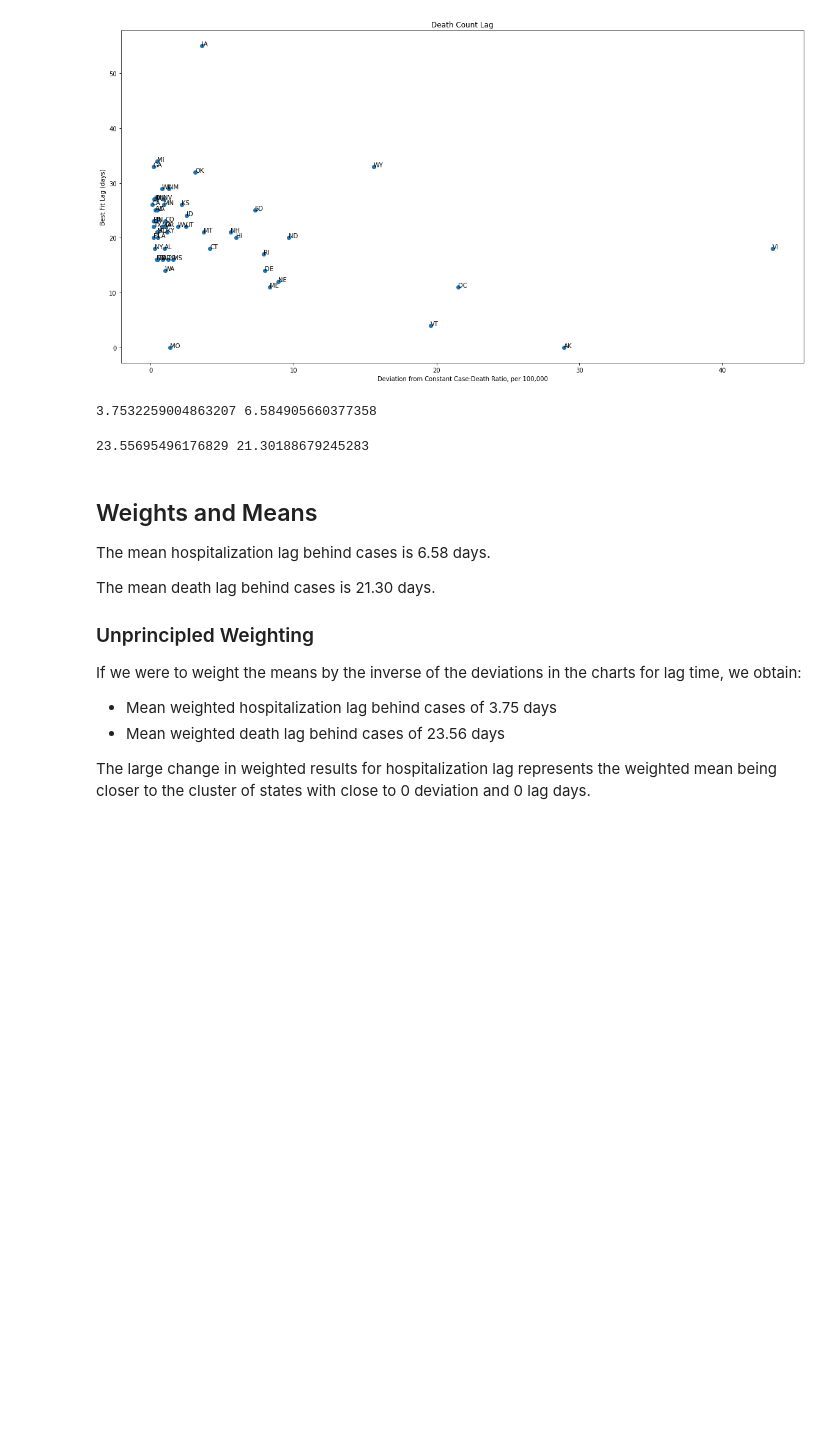
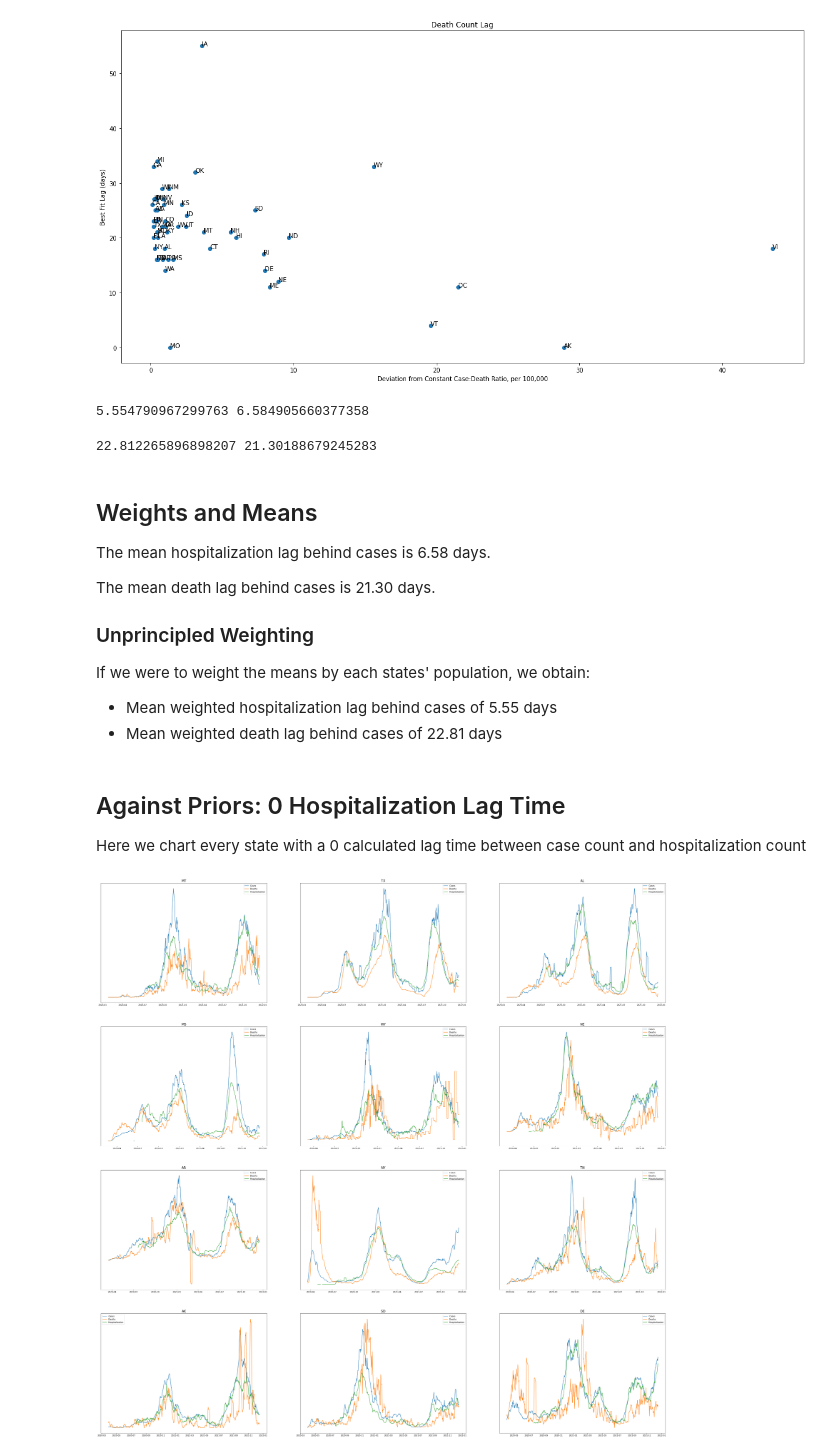
Before and after one commit to rrjzhang/omicron_dive, a Jupyter notebook: case_hospital_death_la.ipynb, the cells around one changed output. Drawn from its saved outputs; the diff is of its cells as text; code cells hidden in the pictures; blank space fills up the shorter version.

Commit message:
weigh by population count

```diff
--- a/case_hospital_death_la.ipynb
+++ b/case_hospital_death_la.ipynb
@@ -269,17 +270,17 @@ plt.show()
 # %% [output]
 [figure]
 # %%
-hospital_lag_mean_weighted = np.average(hospital_lags, weights=1/np.array(hospital_stds))
+hospital_lag_mean_weighted = np.average(hospital_lags, weights=pops)
 hospital_lag_mean = np.average(hospital_lags)
 print(hospital_lag_mean_weighted, hospital_lag_mean)
 # %% [output]
-3.7532259004863207 6.584905660377358
+5.554790967299763 6.584905660377358
 # %%
-death_lag_mean_weighted = np.average(death_lags,  weights=1/np.array(death_stds))
+death_lag_mean_weighted = np.average(death_lags,  weights=pops)
 death_lag_mean = np.average(death_lags)
 print(death_lag_mean_weighted, death_lag_mean)
 # %% [output]
-23.55695496176829 21.30188679245283
+22.812265896898207 21.30188679245283
 # %% [markdown]
 ## Weights and Means
 
@@ -289,8 +290,29 @@ The mean death lag behind cases is 21.30 days.
 
 ### Unprincipled Weighting
 
-If we were to weight the means by the inverse of the deviations in the charts for lag time, we obtain:
-* Mean weighted hospitalization lag behind cases of 3.75 days
-* Mean weighted death lag behind cases of 23.56 days
-
-The large change in weighted results for hospitalization lag represents the weighted mean being closer to the cluster of states with close to 0 deviation and 0 lag days.
+If we were to weight the means by each states' population, we obtain:
+* Mean weighted hospitalization lag behind cases of 5.55 days
+* Mean weighted death lag behind cases of 22.81 days
+# %% [markdown]
+## Against Priors: 0 Hospitalization Lag Time
+
+Here we chart every state with a 0 calculated lag time between case count and hospitalization count
+# %%
+grid = (4,3)
+fig, axes = plt.subplots(grid[0], grid[1], figsize=(50, 50))
+i = 0
+for state, data in state_data.items():
+    if data['hospital_lag'] != 0:
+        continue
+    ind = i//grid[1], i%grid[1]
+    ax = axes[i//grid[1], i%grid[1]]
+    i += 1
+    cases = us_df[us_df['state'] == state].rolling(window=7, on="date").mean()
+    ax.plot(cases['date'], cases['new_case'], label="Cases")
+    ax.plot(cases['date'], data['death_ratio']*cases['new_death'], label="Deaths")
+    ax.plot(cases['date'], data['hospital_ratio']*cases['hospital_covid_confirmed'], label="Hospitalization", c='C2')
+    ax.set_title(state, fontsize=16)
+    ax.get_yaxis().set_visible(False)
+    ax.legend()
+# %% [output]
+[figure, added]
```
Also changed, not shown: parts of 2 cells of this notebook.
